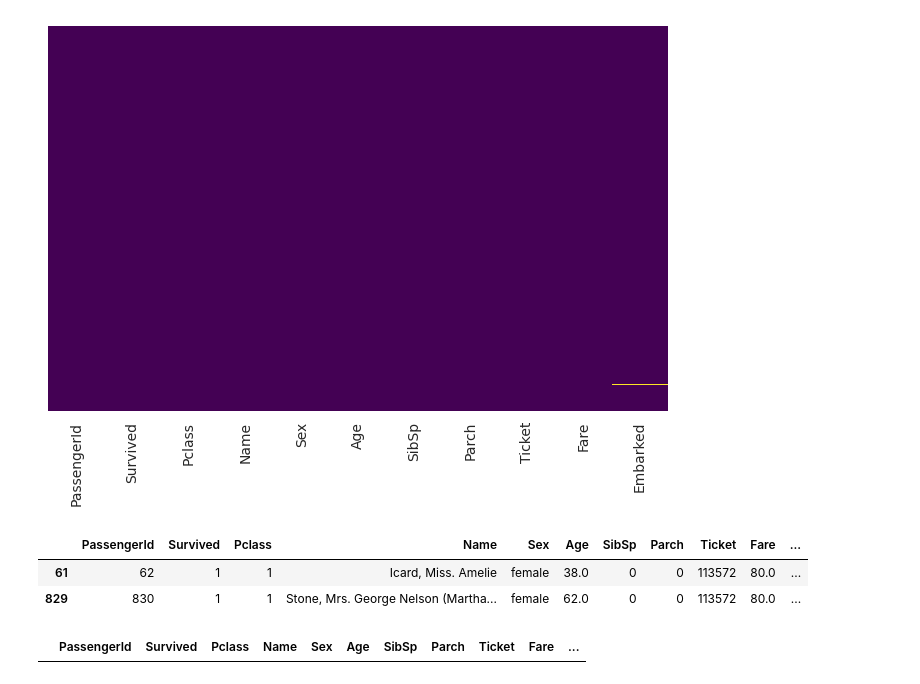
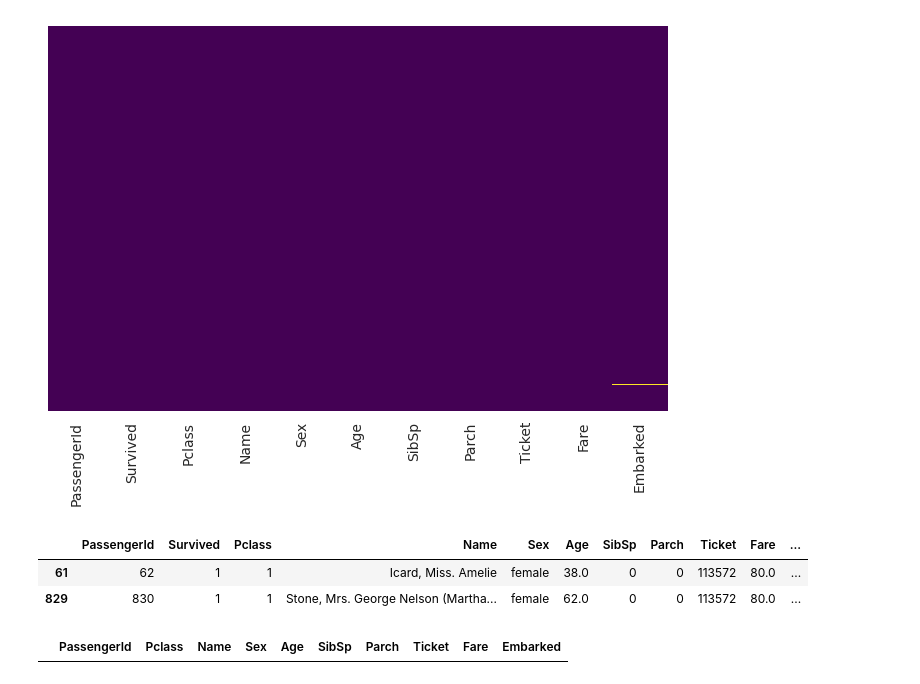
Before and after one commit to azhermurad/machine_learning_with_python, a Jupyter notebook: Logistic Regrssion/logistic_regression_titanic.ipynb, the cells around one changed output. Drawn from its saved outputs; the diff is of its cells as text; code cells hidden in the pictures.

```diff
--- a/Logistic Regrssion/logistic_regression_titanic.ipynb
+++ b/Logistic Regrssion/logistic_regression_titanic.ipynb
@@ -149,7 +142,9 @@ sns.boxplot(data=titanic_data_train,x="Pclass",y="Age")
 ## Feature Engineering
 # %%
 pclass_1_ave,p_class_2_avg, pclass_3_avg = titanic_data_train.groupby('Pclass')["Age"].mean()
+
 def age_modifier(age,pclass):
+    """this function is used to fill null values of age column with the help of pclass"""
     if np.isnan(age):
         if pclass ==1:
             return pclass_1_ave
@@ -183,7 +178,13 @@ titanic_data_train[titanic_data_train.isna().any(axis=1)]
 | 829 | 830 | 1 | 1 | Stone, Mrs. George Nelson (Martha... | female | 62.0 | 0 | 0 | 113572 | 80.0 | ... |
 # %%
 titanic_data_train.dropna(inplace=True)
+# %%
+# for test data
+titanic_data_test["Age"]=titanic_data_test.apply(lambda x:age_modifier(x["Age"],x["Pclass"]) ,axis=1)
+titanic_data_test.drop('Cabin',axis=1,inplace=True)
+titanic_data_test.dropna(inplace=True)
 # %%
 titanic_data_train[titanic_data_train.isna().any(axis=1)]
+titanic_data_test[titanic_data_test.isna().any(axis=1)]
 # %% [output]
-|  | PassengerId | Survived | Pclass | Name | Sex | Age | SibSp | Parch | Ticket | Fare | ... |
+|  | PassengerId | Pclass | Name | Sex | Age | SibSp | Parch | Ticket | Fare | Embarked |
```
Also changed, not shown: parts of 13 cells of this notebook.
